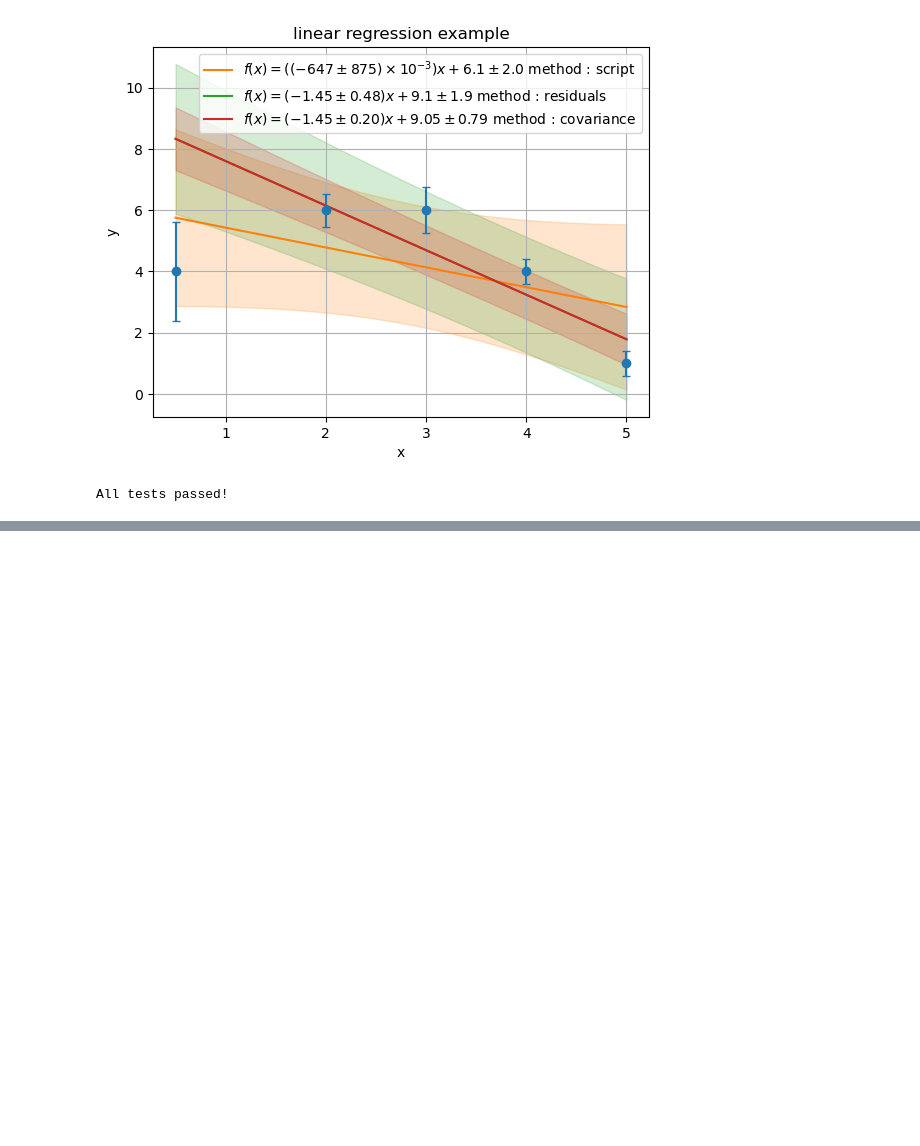
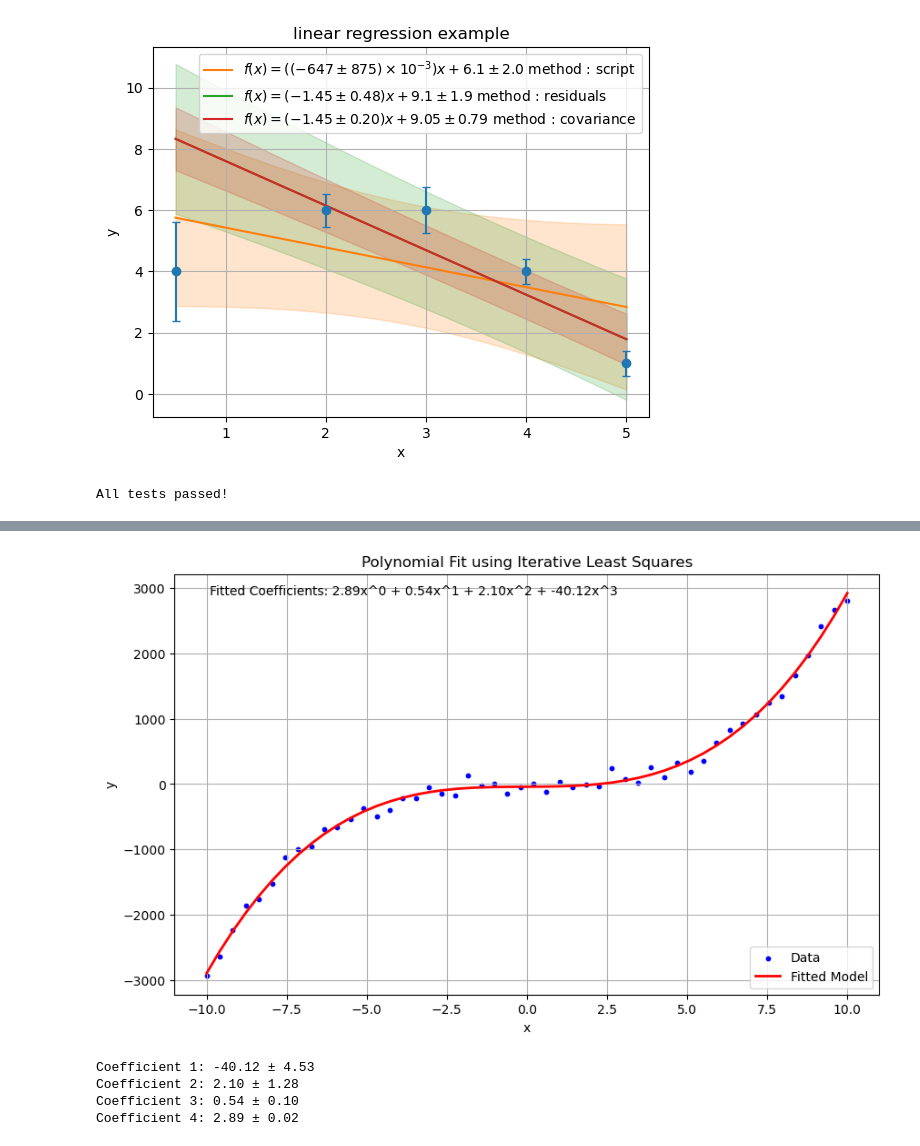
Before and after one commit to SecretGmG/PhysicsTool, a Jupyter notebook: examples.ipynb, the cells around one changed output, grey strips where cells are left out. Drawn from its saved outputs; the diff is of its cells as text; code cells hidden in the pictures; blank space fills up the shorter version.

```diff
--- a/examples.ipynb
+++ b/examples.ipynb
@@ -382,0 +480,54 @@ Wall time: 14.9 s
+# %%
+#example for polynomial least squares with error analysis
+import numpy as np
+import matplotlib.pyplot as plt
+import scipy.stats as stats
+import PhysicsTool as pt
+
+np.random.seed(42)
+x_data = np.linspace(-10, 10, 50)
+true_coeff = [1, -2, 0, 3]
+y_data = np.polyval(true_coeff[::-1], x_data) + np.random.normal(0, 100, x_data.shape) #add some noise
+
+initial_guess = np.array([0, 0, 0, 0])
+observations = y_data
+delta_obs = np.ones_like(y_data) * 5  # Assuming a constant error for simplicity
+
+# Define design matrix and model functions for a cubic polynomial
+def design_matrix_func(x, data):
+    return pt.polynomial_design_matrix(data, degree=3)
+
+def model_func(x, coeff):
+    return np.polyval(coeff[::-1], x)  # Reverse order for np.polyval
+
+def weight_matrix(delta_obs):
+    return np.diag(1 / delta_obs**2)
+
+epsilon = 1e-6
+final_x, m0_array, Q = pt.iterative_least_squares(initial_guess, x_data, observations, delta_obs,
+                                                design_matrix_func, model_func, weight_matrix, epsilon)
+residuals = observations - model_func(x_data, final_x)
+
+plt.figure(figsize=(10, 6))
+plt.scatter(x_data, observations, label='Data', color='blue', s=10)
+plt.plot(x_data, model_func(x_data, final_x), label='Fitted Model', color='red', linewidth=2)
+coeff_text = ' + '.join([f'{c:.2f}x^{i}' for i, c in enumerate(final_x[::-1])])
+plt.text(0.05, 0.95, f'Fitted Coefficients: {coeff_text}', transform=plt.gca().transAxes, fontsize=10)
+plt.xlabel('x')
+plt.ylabel('y')
+plt.title('Polynomial Fit using Iterative Least Squares')
+plt.legend(loc = "lower right")
+plt.grid(True)
+plt.show()
+
+m0 = m0_array[-1]
+errors = [np.sqrt(m0 * Q[i, i]) for i in range(len(final_x))]
+
+for i, (coeff, error) in enumerate(zip(final_x, errors)):
+    print(f"Coefficient {i + 1}: {coeff:.2f} ± {error:.2f}")
+# %% [output]
+[figure, added]
+Coefficient 1: -40.12 ± 4.53
+Coefficient 2: 2.10 ± 1.28
+Coefficient 3: 0.54 ± 0.10
+Coefficient 4: 2.89 ± 0.02
```
Also changed, not shown: parts of 6 cells of this notebook, 5 other files.
